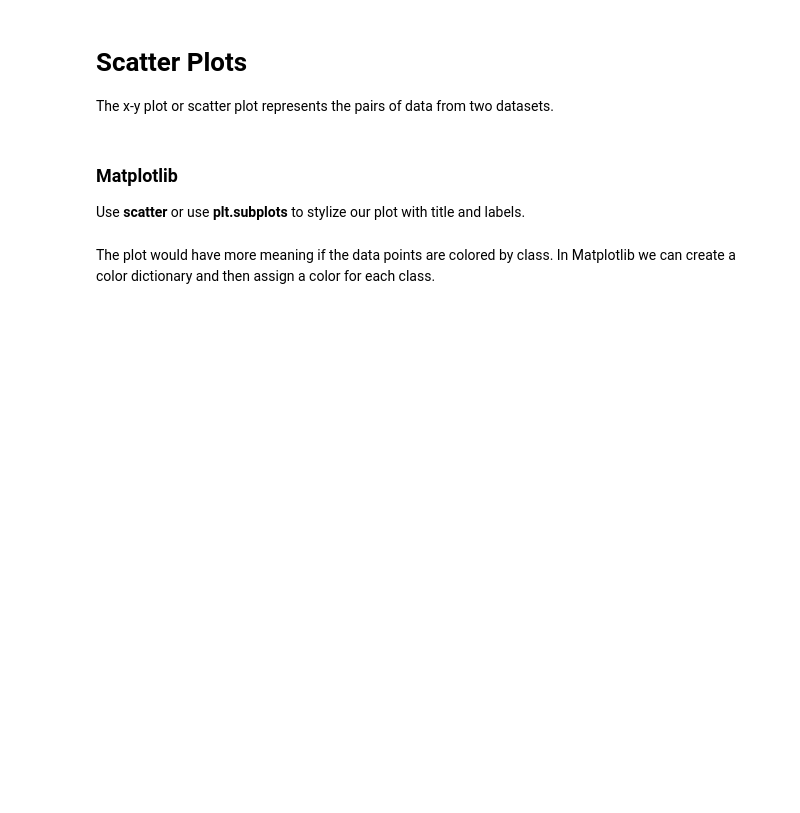
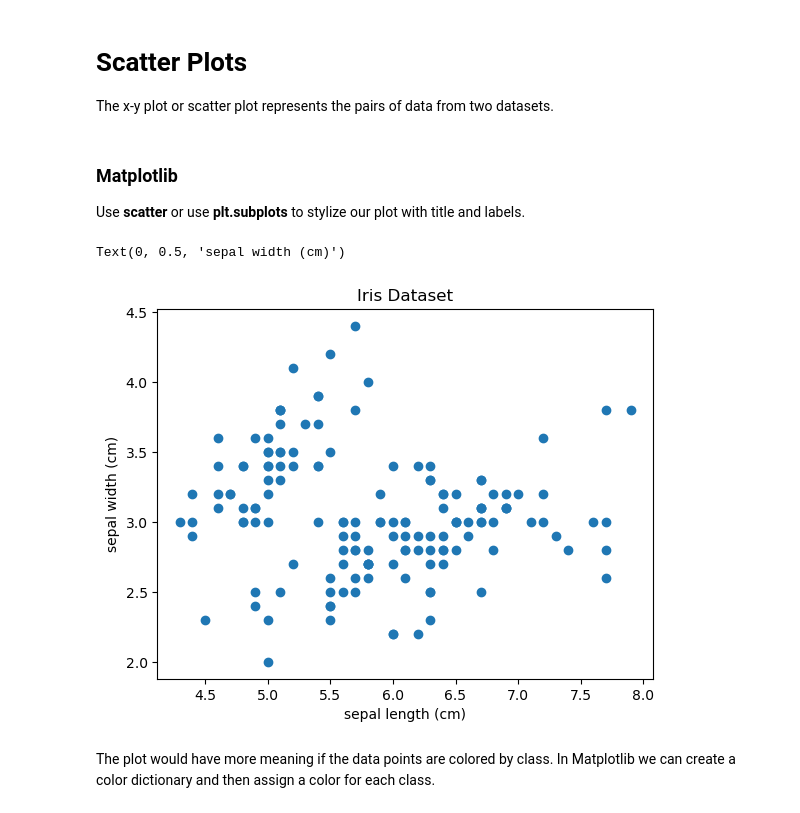
Before and after one commit to CTWills/data_viz_python_tutorial, a Jupyter notebook: Data_Viz_Tutorial.ipynb, the cells around one changed output. Drawn from its saved outputs; the diff is of its cells as text; code cells hidden in the pictures; blank space fills up the shorter version.

```diff
--- a/Data_Viz_Tutorial.ipynb
+++ b/Data_Viz_Tutorial.ipynb
@@ -131,13 +131,17 @@ Use **scatter** or use **plt.subplots** to stylize our plot with title and label
 # %%
 # create a figure and axis
 fig, ax = plt.subplots()
 
 # scatter the sepal_length against the sepal_width
+ax.scatter(iris_df["sepal length (cm)"], iris_df["sepal width (cm)"])
 
 # set a title and labels
 ax.set_title('Iris Dataset')
 ax.set_xlabel('sepal length (cm)')
 ax.set_ylabel('sepal width (cm)')
+# %% [output]
+Text(0, 0.5, 'sepal width (cm)')
+[figure, added]
 # %% [markdown]
 The plot would have more meaning if the data points are colored by class.  In Matplotlib we can create a color dictionary and then assign a color for each class.
 # %%
```
Also changed, not shown: parts of 17 cells of this notebook, 1 other file.
